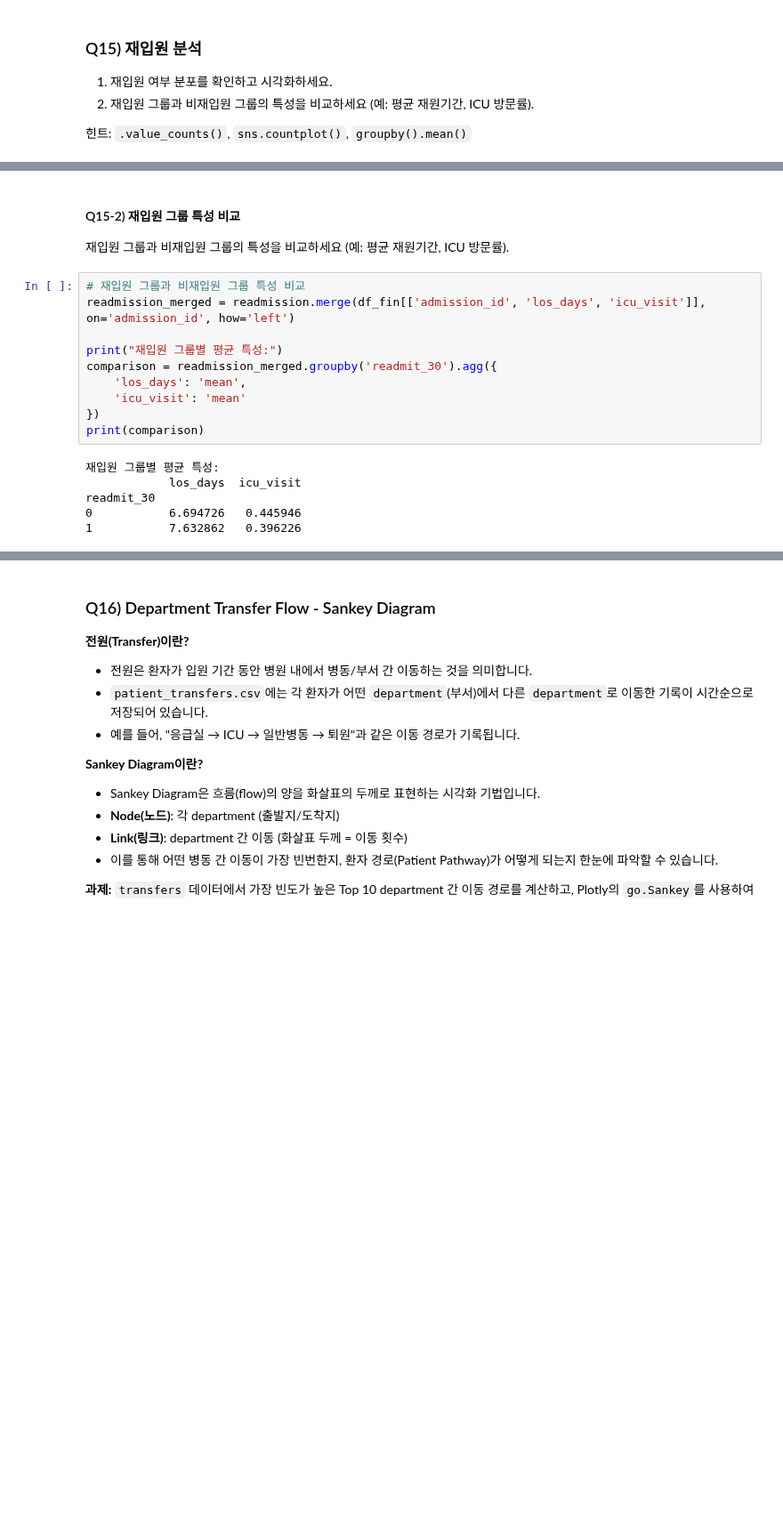
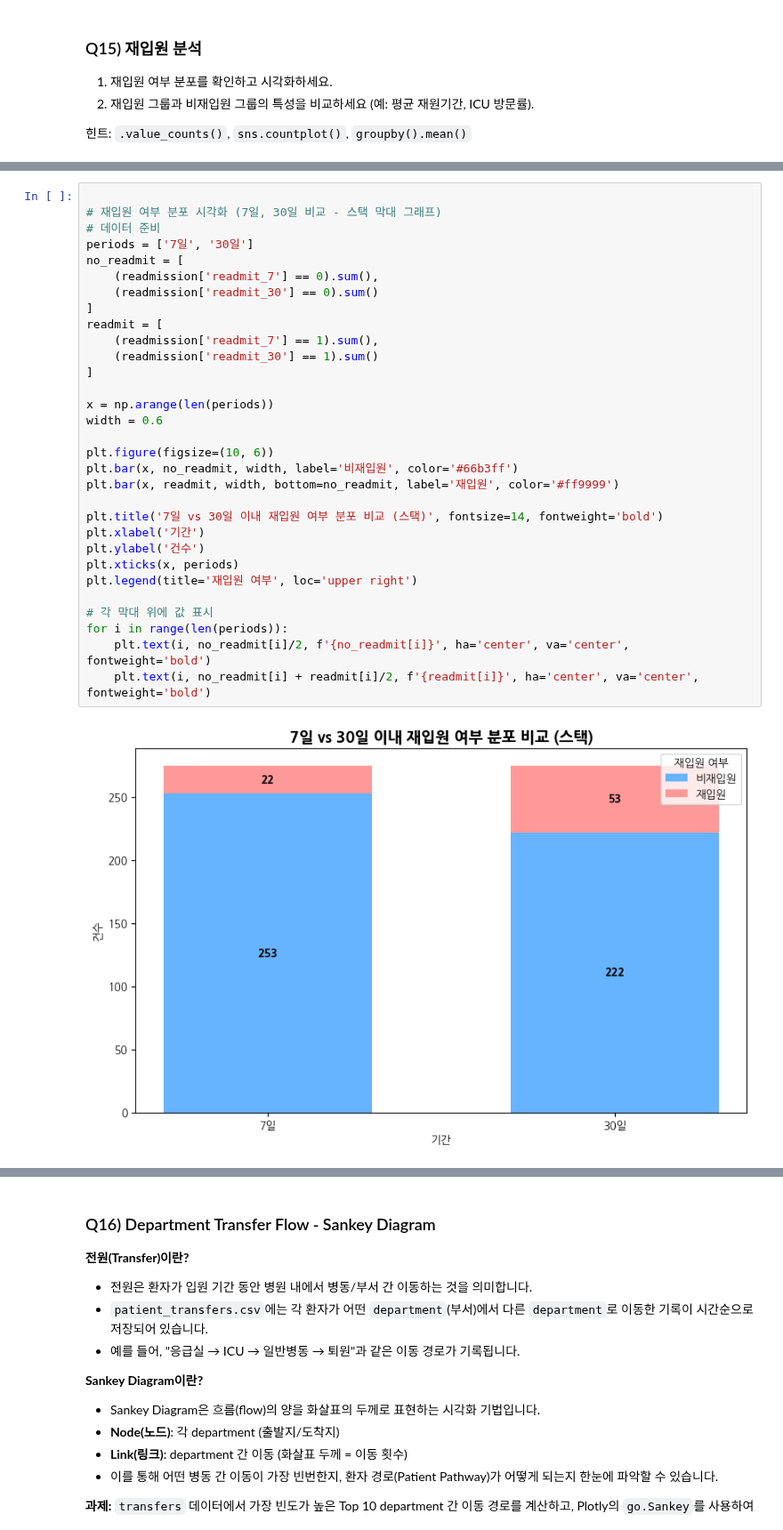
Before and after one commit to sarahjang15/MIMIC-IV_Data_Analysis, a Jupyter notebook: MIMIC_IV_Tutorial.ipynb, the cells around one changed output, grey strips where cells are left out. Shown at 89% size. Cells and saved outputs as stored; diff of their text form; blank space fills up the shorter version.

```diff
--- a/MIMIC_IV_Tutorial.ipynb
+++ b/MIMIC_IV_Tutorial.ipynb
@@ -747,21 +845,34 @@ Name: count, dtype: int64
 재입원률: 19.27%
-# %% [markdown]
-#### Q15-2) 재입원 그룹 특성 비교
-
-재입원 그룹과 비재입원 그룹의 특성을 비교하세요 (예: 평균 재원기간, ICU 방문률).
-# %%
-# 재입원 그룹과 비재입원 그룹 특성 비교
-readmission_merged = readmission.merge(df_fin[['admission_id', 'los_days', 'icu_visit']], on='admission_id', how='left')
-
-print("재입원 그룹별 평균 특성:")
-comparison = readmission_merged.groupby('readmit_30').agg({
-    'los_days': 'mean',
-    'icu_visit': 'mean'
-})
-print(comparison)
-# %% [output]
-재입원 그룹별 평균 특성:
-            los_days  icu_visit
-readmit_30
-0           6.694726   0.445946
-1           7.632862   0.396226
+# %%
+
+# 재입원 여부 분포 시각화 (7일, 30일 비교 - 스택 막대 그래프)
+# 데이터 준비
+periods = ['7일', '30일']
+no_readmit = [
+    (readmission['readmit_7'] == 0).sum(),
+    (readmission['readmit_30'] == 0).sum()
+]
+readmit = [
+    (readmission['readmit_7'] == 1).sum(),
+    (readmission['readmit_30'] == 1).sum()
+]
+
+x = np.arange(len(periods))
+width = 0.6
+
+plt.figure(figsize=(10, 6))
+plt.bar(x, no_readmit, width, label='비재입원', color='#66b3ff')
+plt.bar(x, readmit, width, bottom=no_readmit, label='재입원', color='#ff9999')
+
+plt.title('7일 vs 30일 이내 재입원 여부 분포 비교 (스택)', fontsize=14, fontweight='bold')
+plt.xlabel('기간')
+plt.ylabel('건수')
+plt.xticks(x, periods)
+plt.legend(title='재입원 여부', loc='upper right')
+
+# 각 막대 위에 값 표시
+for i in range(len(periods)):
+    plt.text(i, no_readmit[i]/2, f'{no_readmit[i]}', ha='center', va='center', fontweight='bold')
+    plt.text(i, no_readmit[i] + readmit[i]/2, f'{readmit[i]}', ha='center', va='center', fontweight='bold')
+# %% [output]
+[figure, added]
```
Also changed, not shown: parts of 44 cells of this notebook.
